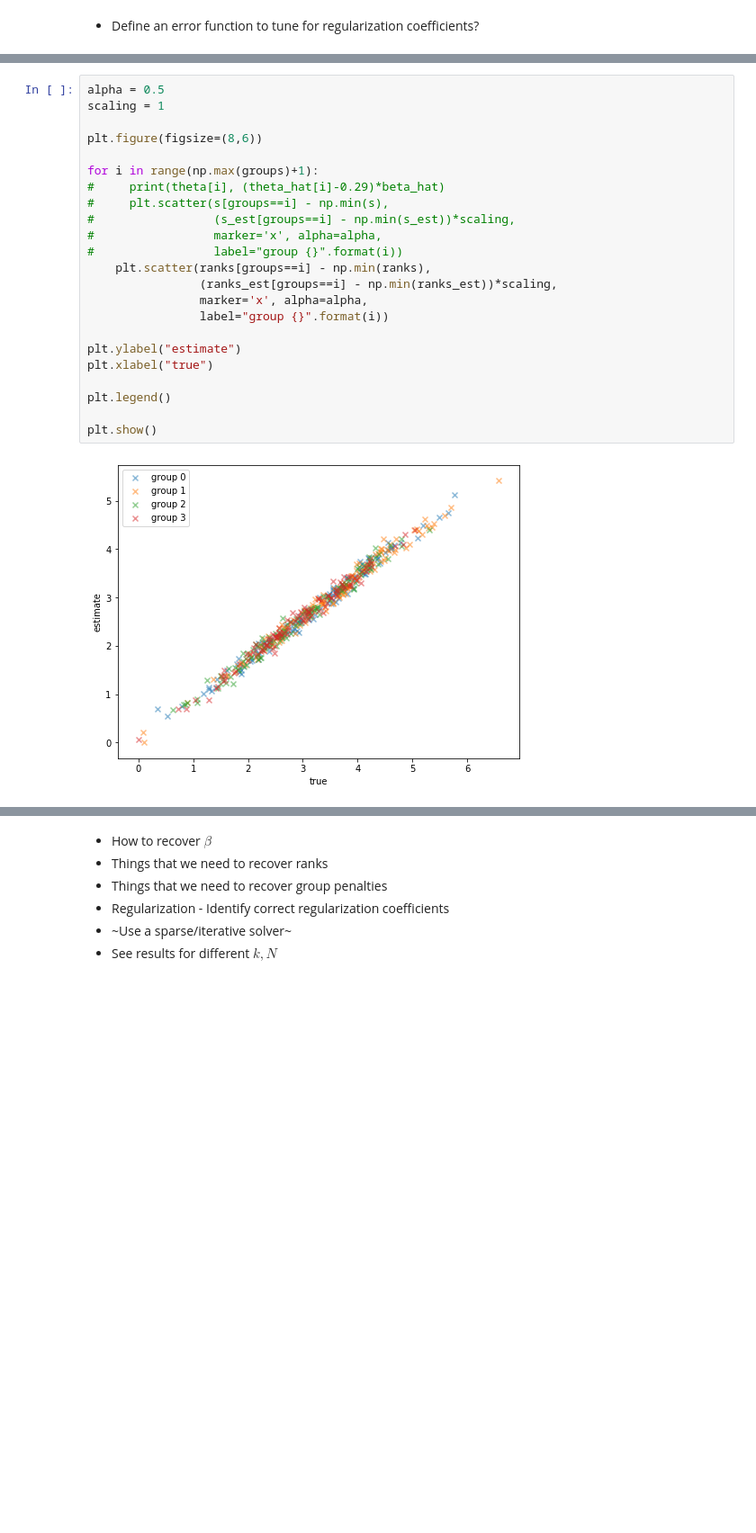
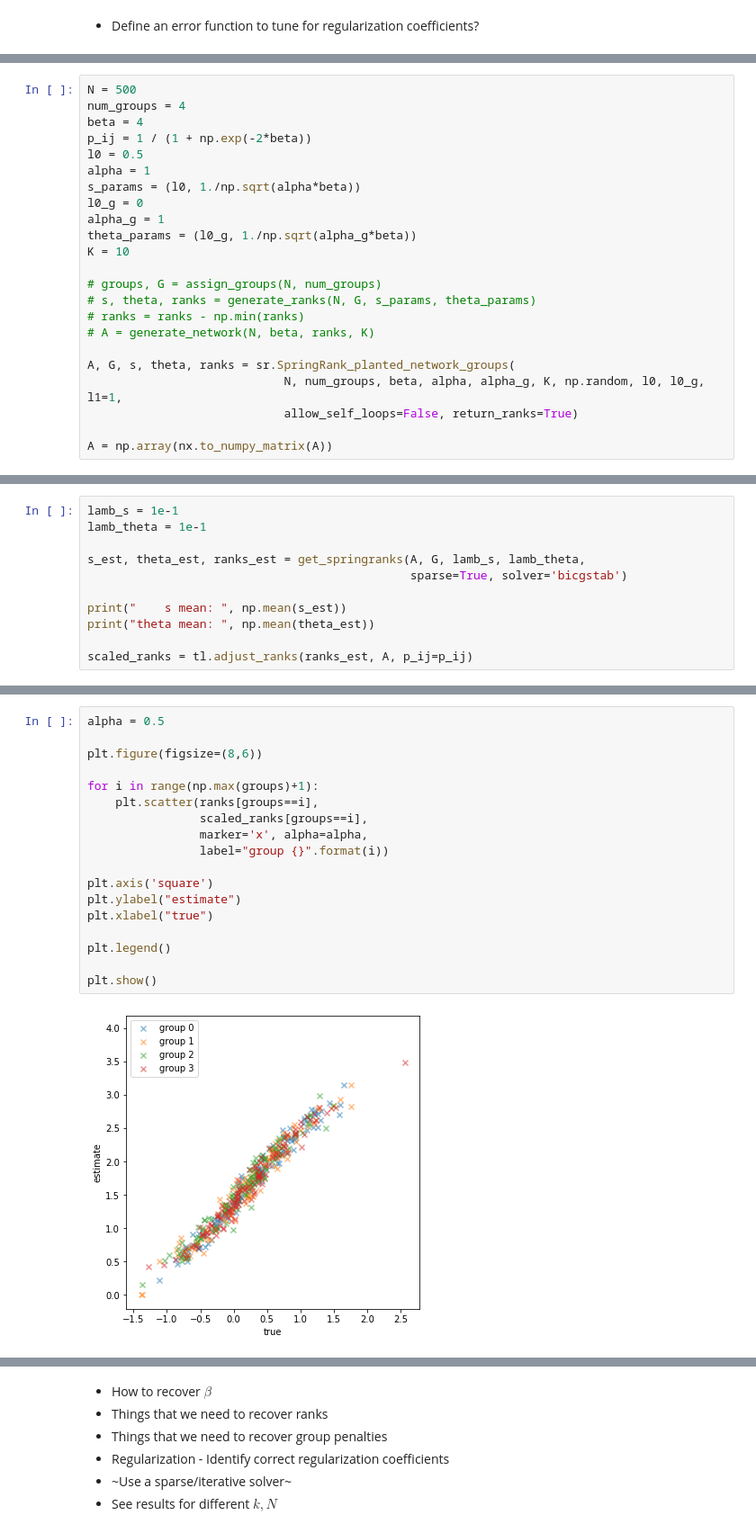
Before and after one commit to AparaV/SpringRankGroups, a Jupyter notebook: api/jupyter/groups.ipynb, the cells around one changed output, grey strips where cells are left out. Shown: that part at 90% size. Saved outputs shown, nothing was run; the diff lists cells and outputs as text; blank space fills up the shorter version.

```diff
--- a/api/jupyter/groups.ipynb
+++ b/api/jupyter/groups.ipynb
@@ -247,0 +211,23 @@ ranks_est = s_est + np.matmul(G, theta_est)
+# %%
+N = 500
+num_groups = 4
+beta = 4
+p_ij = 1 / (1 + np.exp(-2*beta))
+l0 = 0.5
+alpha = 1
+s_params = (l0, 1./np.sqrt(alpha*beta))
+l0_g = 0
+alpha_g = 1
+theta_params = (l0_g, 1./np.sqrt(alpha_g*beta))
+K = 10
+
+# groups, G = assign_groups(N, num_groups)
+# s, theta, ranks = generate_ranks(N, G, s_params, theta_params)
+# ranks = ranks - np.min(ranks)
+# A = generate_network(N, beta, ranks, K)
+
+A, G, s, theta, ranks = sr.SpringRank_planted_network_groups(
+                            N, num_groups, beta, alpha, alpha_g, K, np.random, l0, l0_g, l1=1,
+                            allow_self_loops=False, return_ranks=True)
+
+A = np.array(nx.to_numpy_matrix(A))
@@ -247,0 +237,11 @@ ranks_est = s_est + np.matmul(G, theta_est)
+# %%
+lamb_s = 1e-1
+lamb_theta = 1e-1
+
+s_est, theta_est, ranks_est = get_springranks(A, G, lamb_s, lamb_theta,
+                                              sparse=True, solver='bicgstab')
+
+print("    s mean: ", np.mean(s_est))
+print("theta mean: ", np.mean(theta_est))
+
+scaled_ranks = tl.adjust_ranks(ranks_est, A, p_ij=p_ij)
@@ -248,27 +252,22 @@ ranks_est = s_est + np.matmul(G, theta_est)
 # %%
 alpha = 0.5
-scaling = 1
 
 plt.figure(figsize=(8,6))
 
 for i in range(np.max(groups)+1):
-#     print(theta[i], (theta_hat[i]-0.29)*beta_hat)
-#     plt.scatter(s[groups==i] - np.min(s),
-#                 (s_est[groups==i] - np.min(s_est))*scaling,
-#                 marker='x', alpha=alpha,
-#                 label="group {}".format(i))
-    plt.scatter(ranks[groups==i] - np.min(ranks),
-                (ranks_est[groups==i] - np.min(ranks_est))*scaling,
+    plt.scatter(ranks[groups==i],
+                scaled_ranks[groups==i],
                 marker='x', alpha=alpha,
                 label="group {}".format(i))
 
+plt.axis('square')
 plt.ylabel("estimate")
 plt.xlabel("true")
 
 plt.legend()
 
 plt.show()
 # %% [output]
-[figure, old version]
+[figure, new version]
 # %%
 for i in range(np.max(groups)+1):
```
Also changed, not shown: parts of 11 cells of this notebook, 4 other files.
